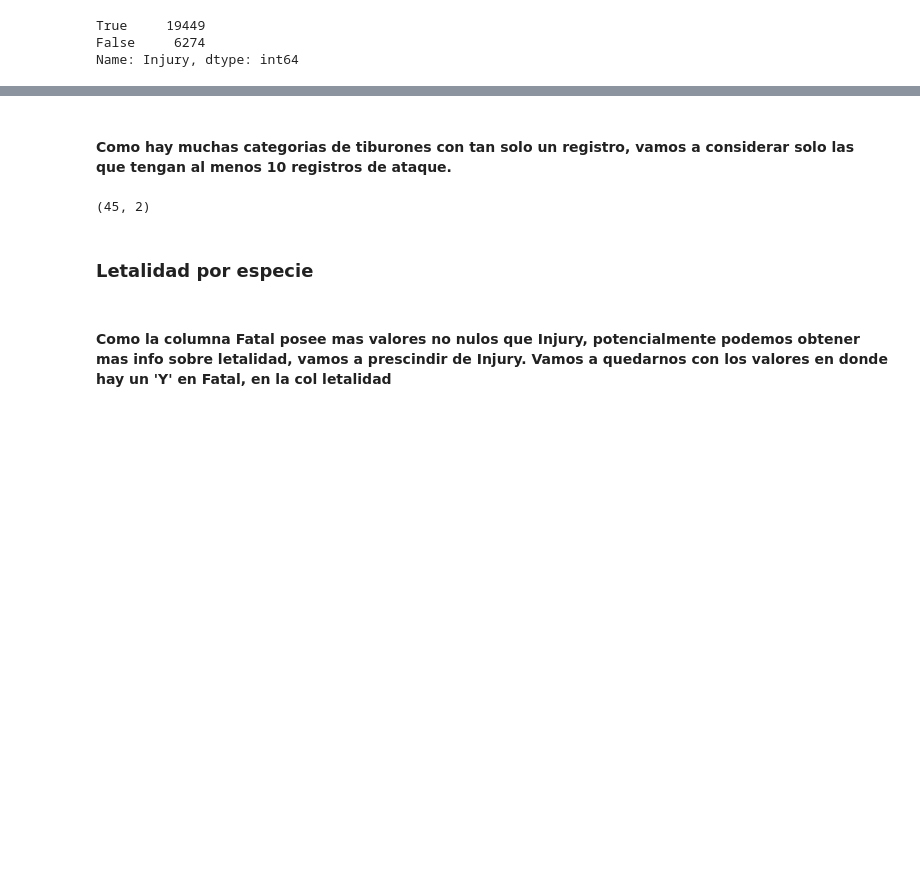
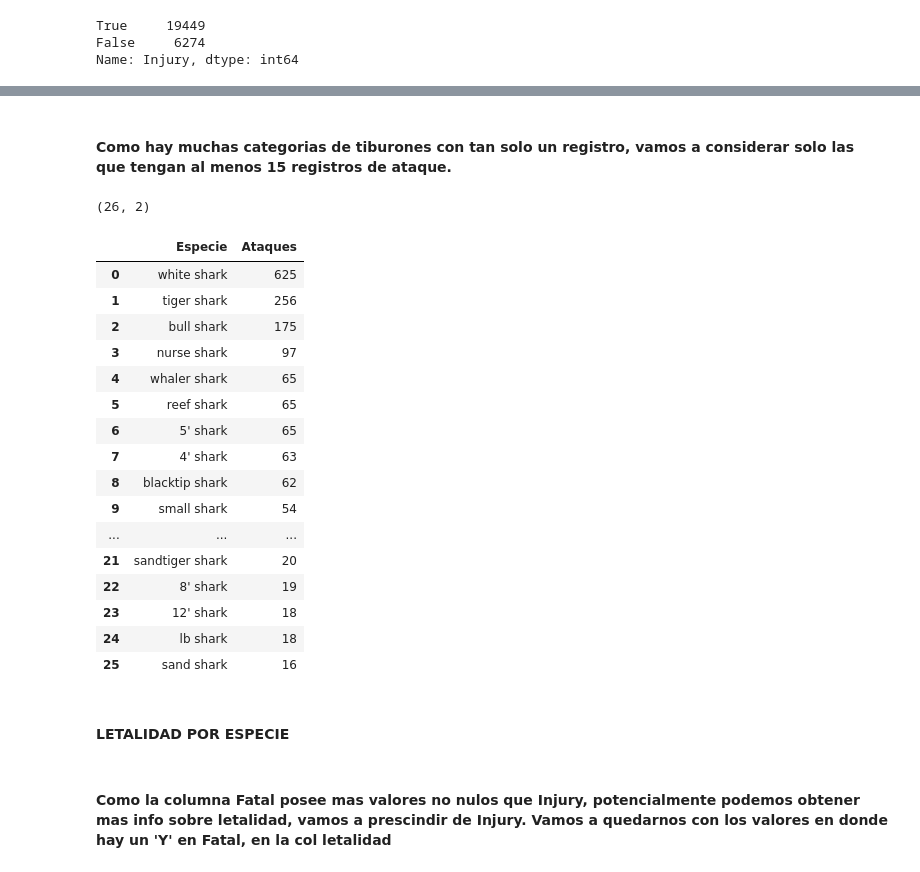
Before and after one commit to JulianTrufero/shark-data-cleaning, a Jupyter notebook: Cleaning.ipynb, the cells around one changed output, grey strips where cells are left out. Saved outputs shown, nothing was run; the diff lists cells and outputs as text; code cells hidden in the pictures; blank space fills up the shorter version.

```diff
--- a/Cleaning.ipynb
+++ b/Cleaning.ipynb
@@ -162,17 +158,37 @@ d = {'Identified Specie': 'Ataques', 'index':'Especie'}
 # %%
 ataques = ataques.rename(columns=d)
 # %% [markdown]
-#### Como hay muchas categorias de tiburones con tan solo un registro, vamos a considerar solo las que tengan al menos 10 registros de ataque.
+#### Como hay muchas categorias de tiburones con tan solo un registro, vamos a considerar solo las que tengan al menos 15 registros de ataque.
 # %%
-ataques = ataques[ataques['Ataques'] > 5]
+ataques = ataques[ataques['Ataques'] > 15]
 # %%
 ataques.shape
 # %% [output]
-(45, 2)
+(26, 2)
+# %%
+display(ataques)
+# %% [output]
+|  | Especie | Ataques |
+| 0 | white shark | 625 |
+| 1 | tiger shark | 256 |
+| 2 | bull shark | 175 |
+| 3 | nurse shark | 97 |
+| 4 | whaler shark | 65 |
+| 5 | reef shark | 65 |
+| 6 | 5' shark | 65 |
+| 7 | 4' shark | 63 |
+| 8 | blacktip shark | 62 |
+| 9 | small shark | 54 |
+| ... | ... | ... |
+| 21 | sandtiger shark | 20 |
+| 22 | 8' shark | 19 |
+| 23 | 12' shark | 18 |
+| 24 | lb shark | 18 |
+| 25 | sand shark | 16 |
 # %%
 ataques.to_csv('Ataques-especies',index=False)
-# %% [markdown]
-### Letalidad por especie
+# %% [markdown]
+#### LETALIDAD POR ESPECIE
 # %% [markdown]
 #### Como la columna Fatal posee mas valores no nulos que Injury, potencialmente podemos obtener mas info sobre letalidad, vamos a prescindir de Injury. Vamos a quedarnos con los valores en donde hay un 'Y' en Fatal, en la col letalidad
 # %%
```
Also changed, not shown: parts of 25 cells of this notebook, 5 other files.
